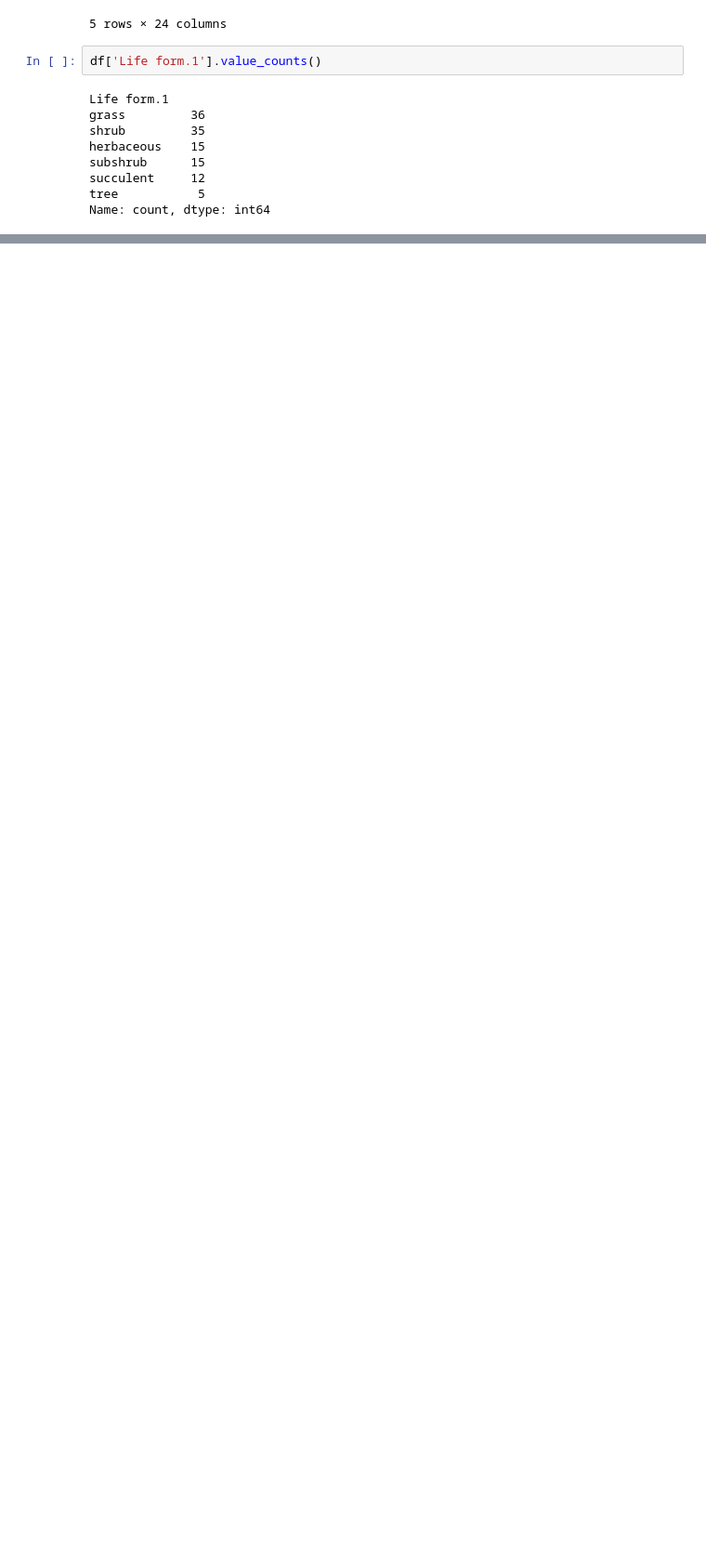
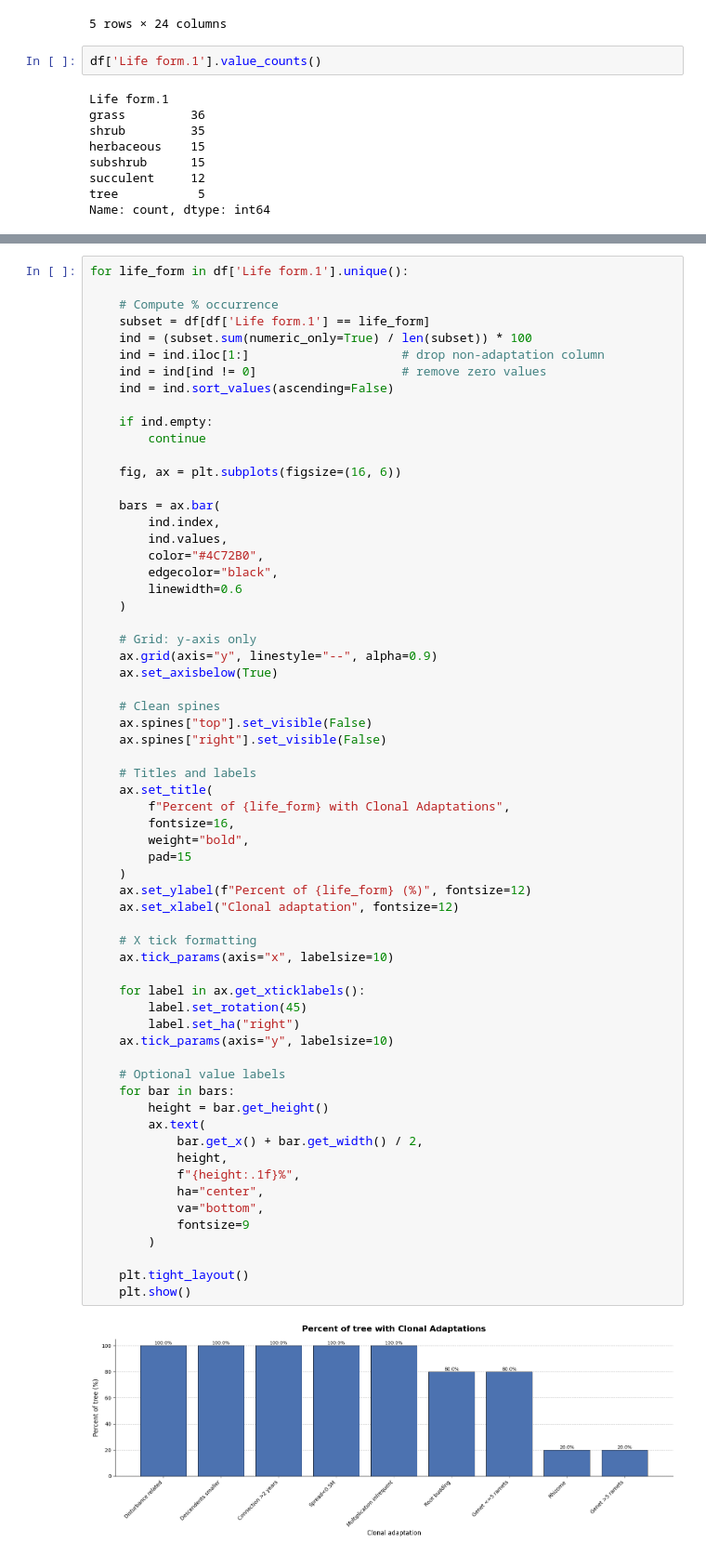
Before and after one commit to haberkornm/clonal_plants, a Jupyter notebook: clonal_plant_exploration.ipynb, the cells around one changed output, grey strips where cells are left out. Shown at 93% size. Cells and saved outputs as stored; diff of their text form; blank space fills up the shorter version.

```diff
--- a/clonal_plant_exploration.ipynb
+++ b/clonal_plant_exploration.ipynb
@@ -48,0 +151,65 @@ Name: count, dtype: int64
+# %%
+for life_form in df['Life form.1'].unique():
+
+    # Compute % occurrence
+    subset = df[df['Life form.1'] == life_form]
+    ind = (subset.sum(numeric_only=True) / len(subset)) * 100
+    ind = ind.iloc[1:]                     # drop non-adaptation column
+    ind = ind[ind != 0]                    # remove zero values
+    ind = ind.sort_values(ascending=False)
+
+    if ind.empty:
+        continue
+
+    fig, ax = plt.subplots(figsize=(16, 6))
+
+    bars = ax.bar(
+        ind.index,
+        ind.values,
+        color="#4C72B0",
+        edgecolor="black",
+        linewidth=0.6
+    )
+
+    # Grid: y-axis only
+    ax.grid(axis="y", linestyle="--", alpha=0.9)
+    ax.set_axisbelow(True)
+
+    # Clean spines
+    ax.spines["top"].set_visible(False)
+    ax.spines["right"].set_visible(False)
+
+    # Titles and labels
+    ax.set_title(
+        f"Percent of {life_form} with Clonal Adaptations",
+        fontsize=16,
+        weight="bold",
+        pad=15
+    )
+    ax.set_ylabel(f"Percent of {life_form} (%)", fontsize=12)
+    ax.set_xlabel("Clonal adaptation", fontsize=12)
+
+    # X tick formatting
+    ax.tick_params(axis="x", labelsize=10)
+
+    for label in ax.get_xticklabels():
+        label.set_rotation(45)
+        label.set_ha("right")
+    ax.tick_params(axis="y", labelsize=10)
+
+    # Optional value labels
+    for bar in bars:
+        height = bar.get_height()
+        ax.text(
+            bar.get_x() + bar.get_width() / 2,
+            height,
+            f"{height:.1f}%",
+            ha="center",
+            va="bottom",
+            fontsize=9
+        )
+
+    plt.tight_layout()
+    plt.show()
+# %% [output]
+[figure, added]
```
Also changed, not shown: parts of 14 cells of this notebook.
